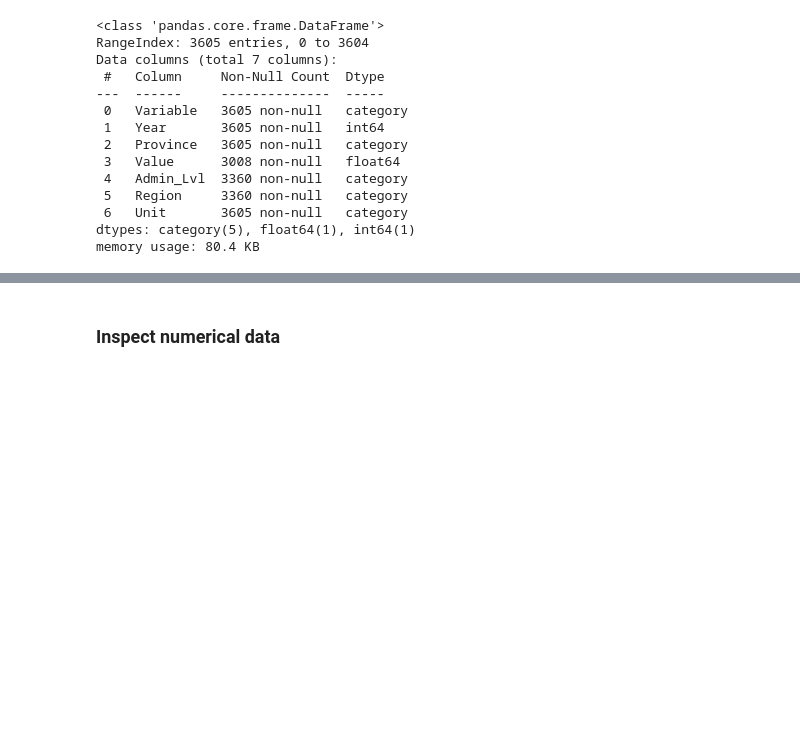
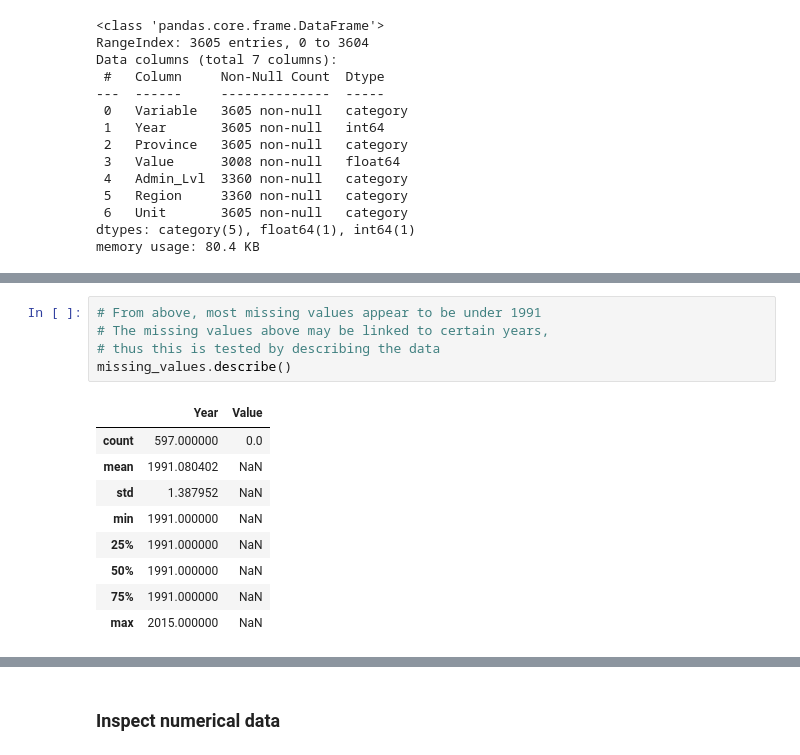
Before and after one commit to IrishMorales/ph-poverty-statistics, a Jupyter notebook: ph-poverty-statistics.ipynb, the cells around one changed output, grey strips where cells are left out. Saved outputs shown, nothing was run; the diff lists cells and outputs as text; blank space fills up the shorter version.

```diff
--- a/ph-poverty-statistics.ipynb
+++ b/ph-poverty-statistics.ipynb
@@ -230,0 +270,15 @@ From above, the missing values appear to be linked to either the variable the va
+# %%
+# From above, most missing values appear to be under 1991
+# The missing values above may be linked to certain years,
+# thus this is tested by describing the data
+missing_values.describe()
+# %% [output]
+|  | Year | Value |
+| count | 597.000000 | 0.0 |
+| mean | 1991.080402 | NaN |
+| std | 1.387952 | NaN |
+| min | 1991.000000 | NaN |
+| 25% | 1991.000000 | NaN |
+| 50% | 1991.000000 | NaN |
+| 75% | 1991.000000 | NaN |
+| max | 2015.000000 | NaN |
```
Also changed, not shown: parts of 19 cells of this notebook.
